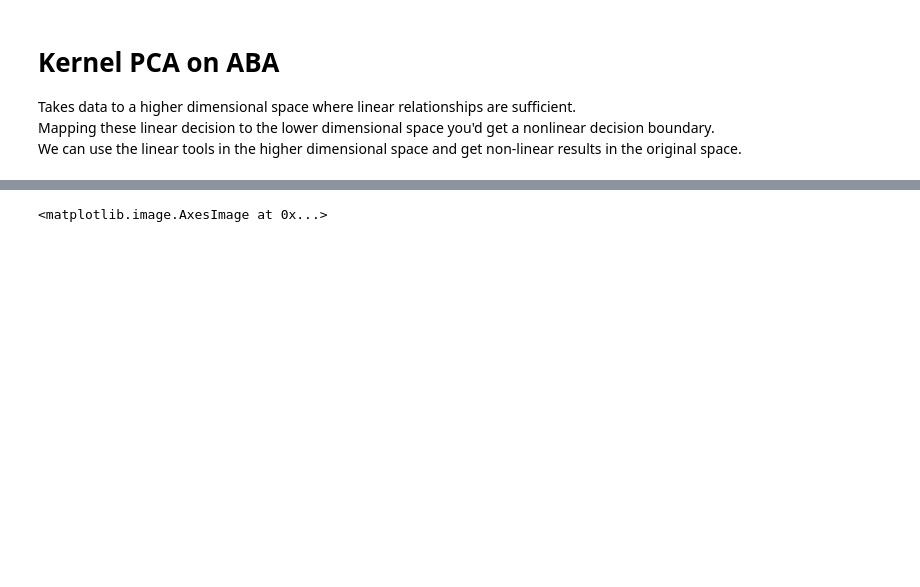
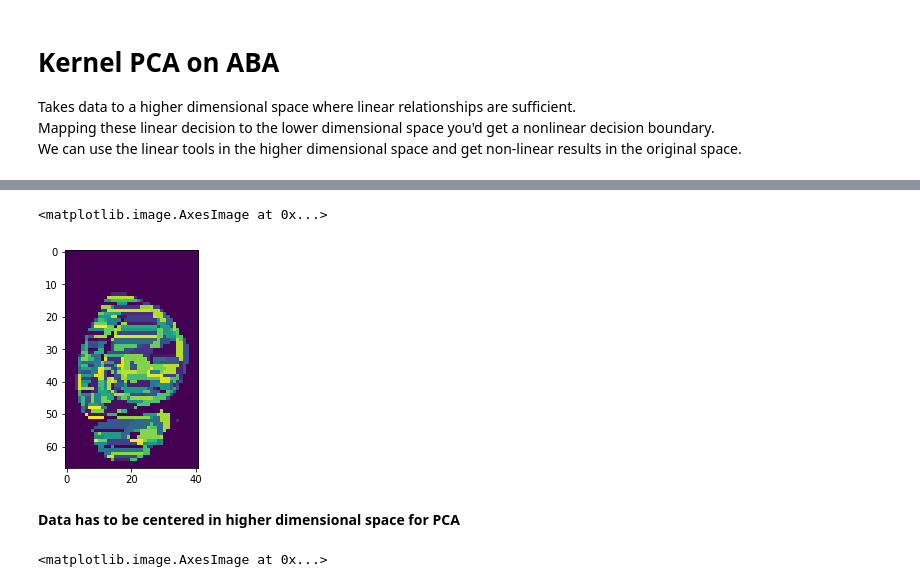
Before and after one commit to BioProteanLabs/Morphontogeny, a Jupyter notebook: morphontogeny/Jupyter/ABA/ABA_KernelPCA.ipynb, the cells around one changed output, grey strips where cells are left out. Drawn from its saved outputs; the diff is of its cells as text; code cells hidden in the pictures; blank space fills up the shorter version.

```diff
--- a/morphontogeny/Jupyter/ABA/ABA_KernelPCA.ipynb
+++ b/morphontogeny/Jupyter/ABA/ABA_KernelPCA.ipynb
@@ -20,3 +53,7 @@ X = np.load('/data/bioprotean/ABA/KernelPCA/poly2/31512_components.npy')
 # %%
 # Standadizing the components
 X_std = StandardScaler().fit_transform(X)
+# %%
+# Running TruncatedSVD instead of the normal SVD/PCA
+tsvd = TruncatedSVD(n_components = 570, random_state = 0)
+trs_data = tsvd.fit_transform(X)
@@ -22,0 +80,19 @@ X_std = StandardScaler().fit_transform(X)
+# %%
+# K-means clustering the transformed data
+n_clusters = 594
+kmeans = KMeans(n_clusters=n_clusters, random_state=0)
+kmeans.fit_predict(trs_data)
+labels = kmeans.labels_
+# %%
+# reconstructing the brain
+indices_file = '/Users/mabbasi6/Documents/Agave/half_indices.npy'
+reconstruct_3D = reconstruct_ABA(labels, indices_file, array_3D=True)
+# %%
+# Visualizing slices
+slice = reconstruct_3D[:,15,:]
+plt.imshow(slice)
+# %% [output]
+<matplotlib.image.AxesImage at 0x...>
+[figure, added]
+# %% [markdown]
+**Data has to be centered in higher dimensional space for PCA**
```
Also changed, not shown: parts of 14 cells of this notebook.
